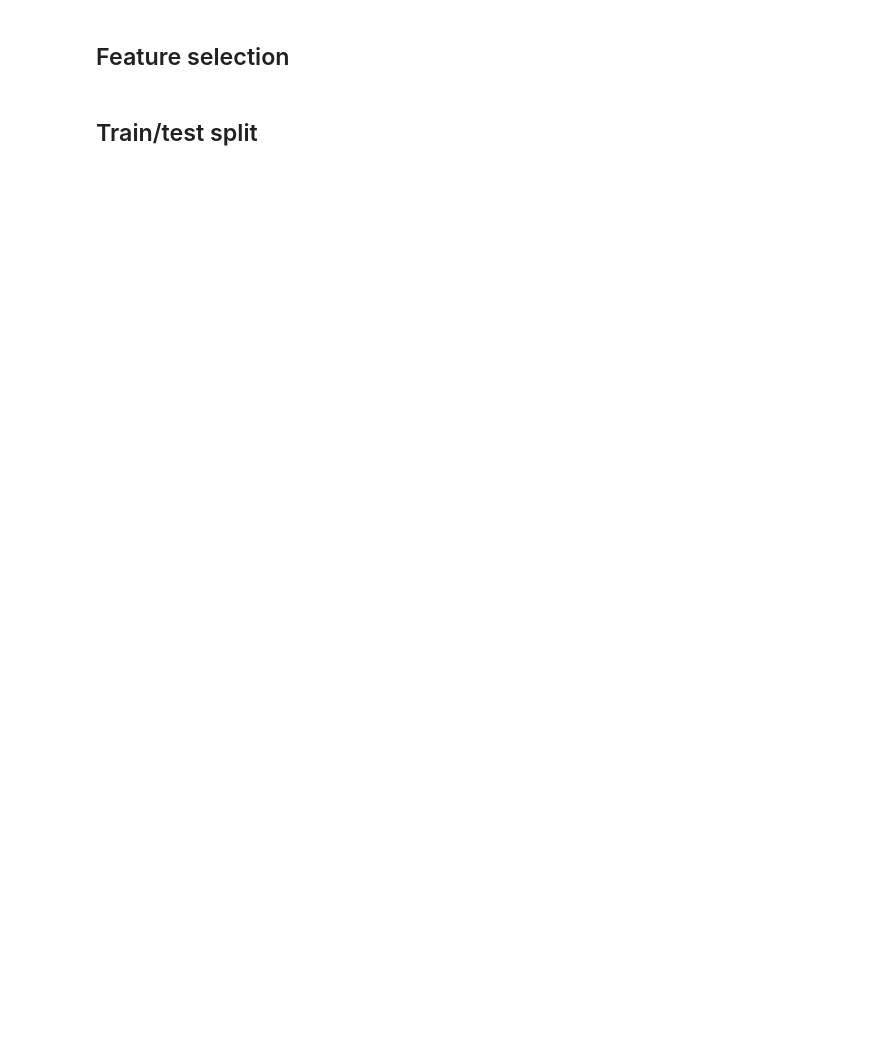
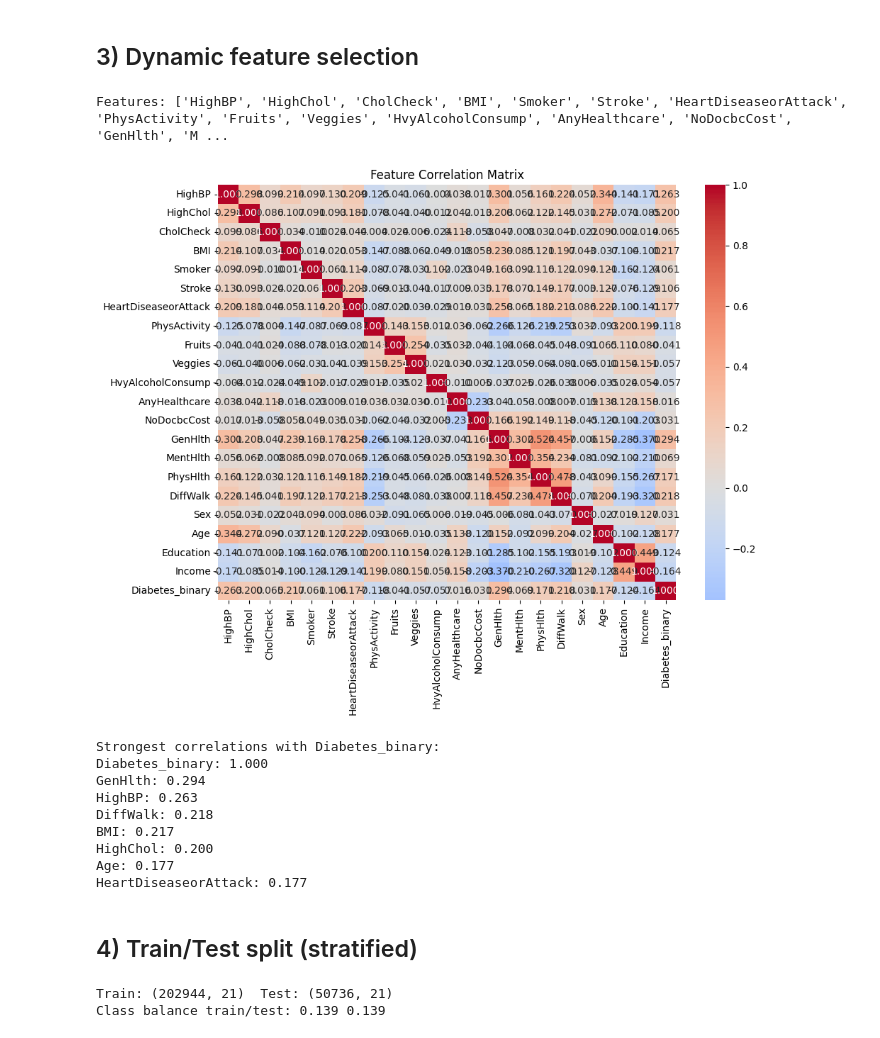
Before and after one commit to alled0/diabetes-prediction, a Jupyter notebook: diabetes_prediction.ipynb, the cells around one changed output. Drawn from its saved outputs; the diff is of its cells as text; code cells hidden in the pictures; blank space fills up the shorter version.

```diff
--- a/diabetes_prediction.ipynb
+++ b/diabetes_prediction.ipynb
@@ -20,17 +30,14 @@ print(f"numpy {np.__version__} | pandas {pd.__version__} | sklearn {sklearn.__ve
 import pandas as pd
 from pathlib import Path
 
-CSV_PATH = "diabetes_sample_5000.csv"
-TARGET_COL = "diabetes_label"
+CSV_PATH = "archive/diabetes_binary_health_indicators_BRFSS2015.csv"
+TARGET_COL = "Diabetes_binary"
 
 if not Path(CSV_PATH).exists():
     raise FileNotFoundError(f"CSV not found: {CSV_PATH}")
 
 df = pd.read_csv(CSV_PATH)
-df['gender'] = (df['gender'].str.strip().str.lower() == 'male').astype(int)
-
-if TARGET_COL not in df.columns:
-    raise ValueError(f"Target column '{TARGET_COL}' not found. Got: {list(df.columns)}")
+df[TARGET_COL] = df[TARGET_COL].astype(int)
 
 print(f"Shape: {df.shape}  Prevalence: {df[TARGET_COL].mean():.3f}")
 df.head(3)
@@ -47,31 +89,51 @@ for col in numeric_cols:
 # %% [markdown]
-## Feature selection
+## 3) Dynamic feature selection
 # %%
-ID_LIKE = {"id", "patient_id"}
-feature_cols = [
-    c for c in df.columns
-    if c != TARGET_COL and c.lower() not in ID_LIKE and not c.lower().endswith("id")
-]
+feature_cols = [c for c in df.columns if c != TARGET_COL]
 print("Features:", feature_cols)
+# %% [output]
+Features: ['HighBP', 'HighChol', 'CholCheck', 'BMI', 'Smoker', 'Stroke', 'HeartDiseaseorAttack', 'PhysActivity', 'Fruits', 'Veggies', 'HvyAlcoholConsump', 'AnyHealthcare', 'NoDocbcCost', 'GenHlth', 'M ...
 # %%
+# Feature Correlation Analysis
 import matplotlib.pyplot as plt
 import seaborn as sns
 
-cols = feature_cols + [TARGET_COL]
-corr = df[cols].corr()
+def plot_correlation_matrix(df, target_col, feature_cols):
 
-plt.figure(figsize=(10, 8))
-sns.heatmap(corr, annot=True, cmap='coolwarm', center=0, fmt='.3f')
-plt.title('Feature Correlations')
-plt.tight_layout()
-plt.show()
+    cols_to_analyze = feature_cols + [target_col]
+    numeric_cols = [c for c in cols_to_analyze if df[c].dtype in ['float64', 'int64']]
 
-target_corr = corr[TARGET_COL].abs().sort_values(ascending=False).drop(TARGET_COL)
-print(f"Correlations with {TARGET_COL}:")
-print(target_corr.head(8).to_string())
+    corr_matrix = df[numeric_cols].corr()
+
+    plt.figure(figsize=(10, 8))
+    sns.heatmap(corr_matrix, annot=True, cmap='coolwarm', center=0, fmt='.3f')
+    plt.title('Feature Correlation Matrix')
+    plt.tight_layout()
+    plt.show()
+
+    # Show target correlations
+    target_corr = corr_matrix[target_col].abs().sort_values(ascending=False)
+    print(f"Strongest correlations with {target_col}:")
+    for feature, corr in target_corr.head(8).items():
+        print(f"{feature}: {corr:.3f}")
+
+
+plot_correlation_matrix(df, TARGET_COL, feature_cols)
+# %% [output]
+[figure, added]
+Strongest correlations with Diabetes_binary:
+Diabetes_binary: 1.000
+GenHlth: 0.294
+HighBP: 0.263
+DiffWalk: 0.218
+BMI: 0.217
+HighChol: 0.200
+Age: 0.177
+HeartDiseaseorAttack: 0.177
 # %% [markdown]
-## Train/test split
+## 4) Train/Test split (stratified)
 # %%
+
 from sklearn.model_selection import train_test_split
 
 X = df[feature_cols].copy()
@@ -79,6 +141,9 @@ y = df[TARGET_COL].astype(int).copy()
 X_train, X_test, y_train, y_test = train_test_split(
     X, y, stratify=y, test_size=0.2, random_state=42
 )
-print(f"Train: {X_train.shape}  Test: {X_test.shape}")
-print(f"Prevalence train/test: {y_train.mean():.3f} / {y_test.mean():.3f}")
+print("Train:", X_train.shape, " Test:", X_test.shape)
+print("Class balance train/test:", round(y_train.mean(),3), round(y_test.mean(),3))
+# %% [output]
+Train: (202944, 21)  Test: (50736, 21)
+Class balance train/test: 0.139 0.139
 # %%
```
Also changed, not shown: parts of 50 cells of this notebook, 7 other files.
